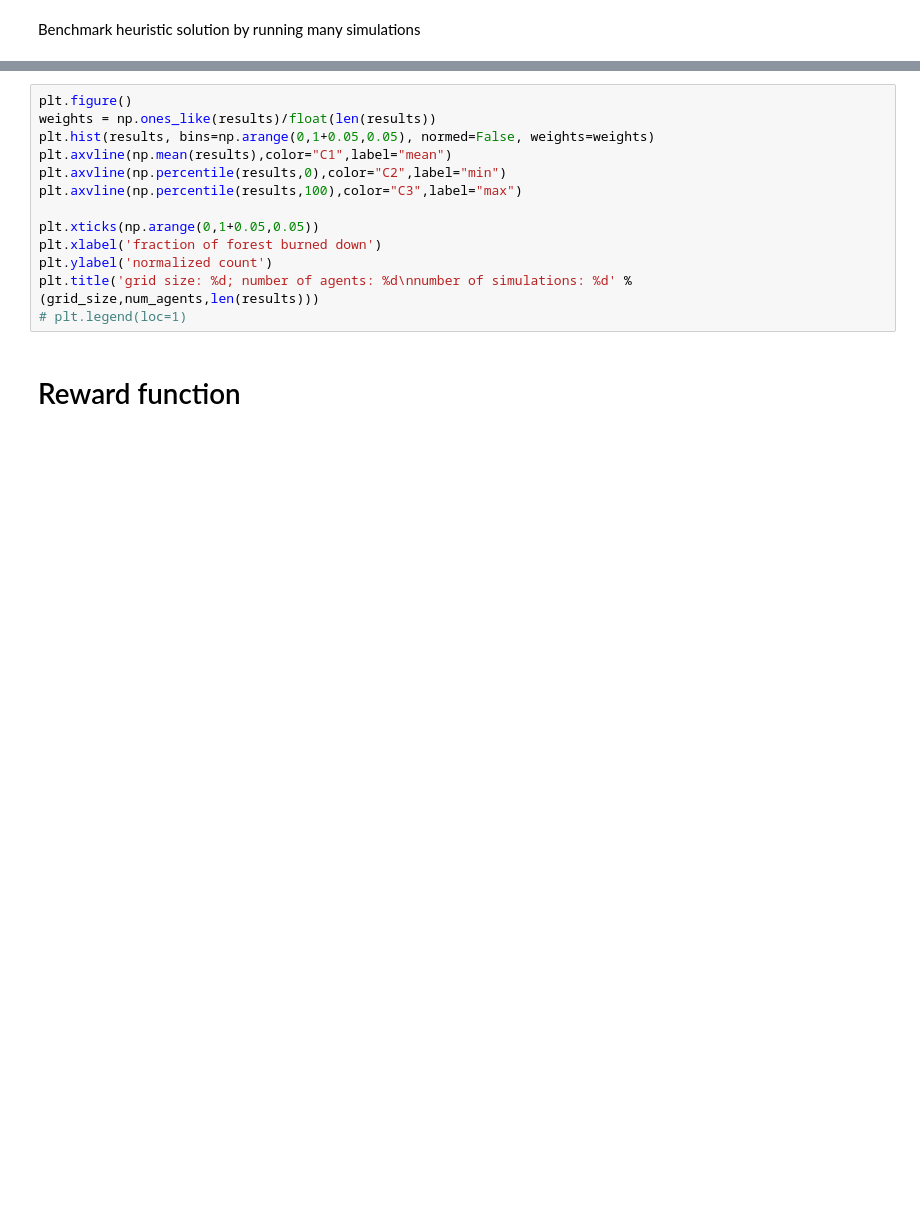
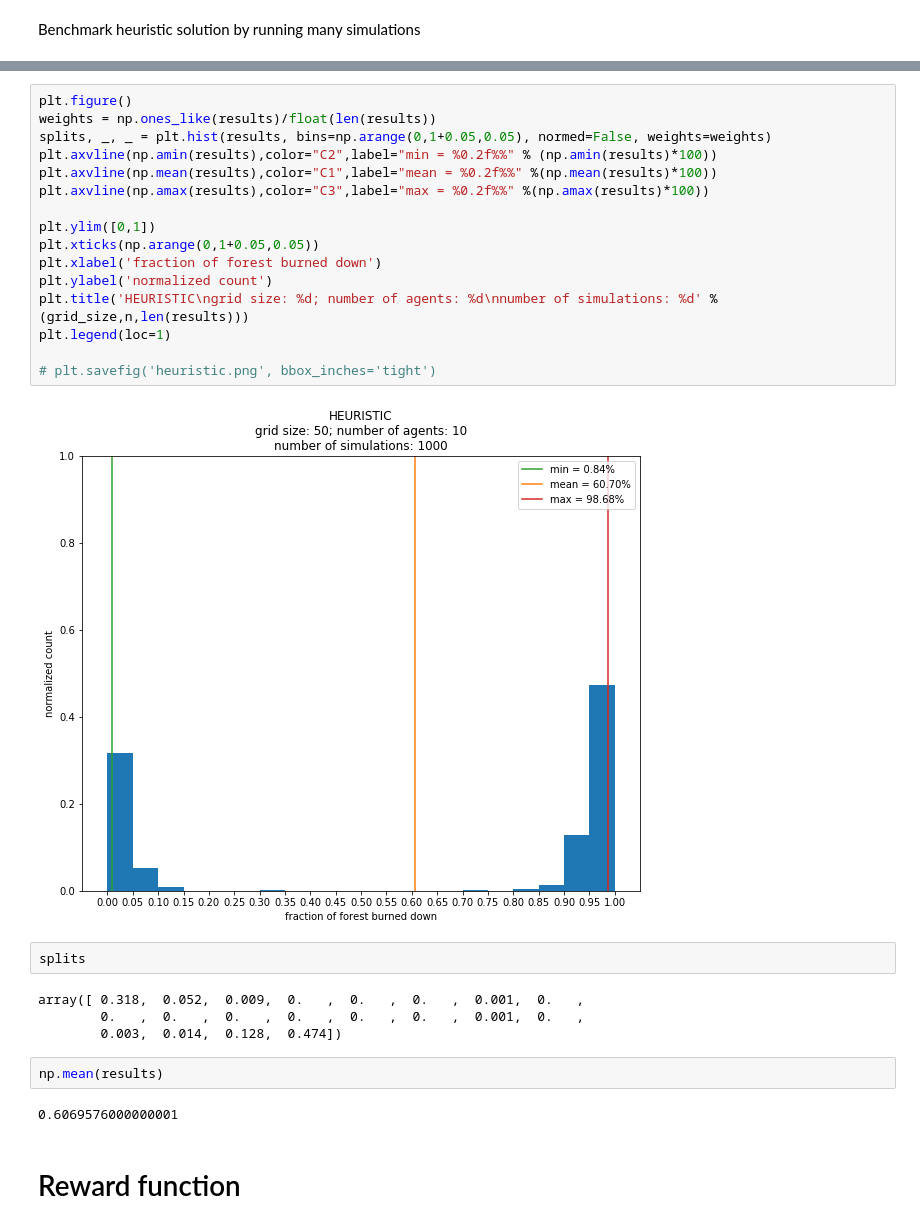
Before and after one commit to rhaksar/ddrl-firefighting, a Jupyter notebook: train-warmstart-PyTorch.ipynb, the cells around one changed output, grey strips where cells are left out. Cells and saved outputs as stored; diff of their text form; blank space fills up the shorter version.

Commit message:
Update of training files to include current best results, along with the appropriate tweaks to the learning algorithm.

```diff
--- a/train-warmstart-PyTorch.ipynb
+++ b/train-warmstart-PyTorch.ipynb
@@ -407,16 +425,31 @@ print("%0.2fs = %0.2fm elapsed" %(toc-tic,(toc-tic)/60))
 # %%
 plt.figure()
 weights = np.ones_like(results)/float(len(results))
-plt.hist(results, bins=np.arange(0,1+0.05,0.05), normed=False, weights=weights)
-plt.axvline(np.mean(results),color="C1",label="mean")
-plt.axvline(np.percentile(results,0),color="C2",label="min")
-plt.axvline(np.percentile(results,100),color="C3",label="max")
+splits, _, _ = plt.hist(results, bins=np.arange(0,1+0.05,0.05), normed=False, weights=weights)
+plt.axvline(np.amin(results),color="C2",label="min = %0.2f%%" % (np.amin(results)*100))
+plt.axvline(np.mean(results),color="C1",label="mean = %0.2f%%" %(np.mean(results)*100))
+plt.axvline(np.amax(results),color="C3",label="max = %0.2f%%" %(np.amax(results)*100))
 
+plt.ylim([0,1])
 plt.xticks(np.arange(0,1+0.05,0.05))
 plt.xlabel('fraction of forest burned down')
 plt.ylabel('normalized count')
-plt.title('grid size: %d; number of agents: %d\nnumber of simulations: %d' %(grid_size,num_agents,len(results)))
-# plt.legend(loc=1)
+plt.title('HEURISTIC\ngrid size: %d; number of agents: %d\nnumber of simulations: %d' %(grid_size,n,len(results)))
+plt.legend(loc=1)
+
+# plt.savefig('heuristic.png', bbox_inches='tight')
+# %% [output]
+[figure, added]
+# %%
+splits
+# %% [output]
+array([ 0.318,  0.052,  0.009,  0.   ,  0.   ,  0.   ,  0.001,  0.   ,
+        0.   ,  0.   ,  0.   ,  0.   ,  0.   ,  0.   ,  0.001,  0.   ,
+        0.003,  0.014,  0.128,  0.474])
+# %%
+np.mean(results)
+# %% [output]
+0.6069576000000001
 # %% [markdown]
 # Reward function
 # %%
```
Also changed, not shown: parts of 14 cells of this notebook.
